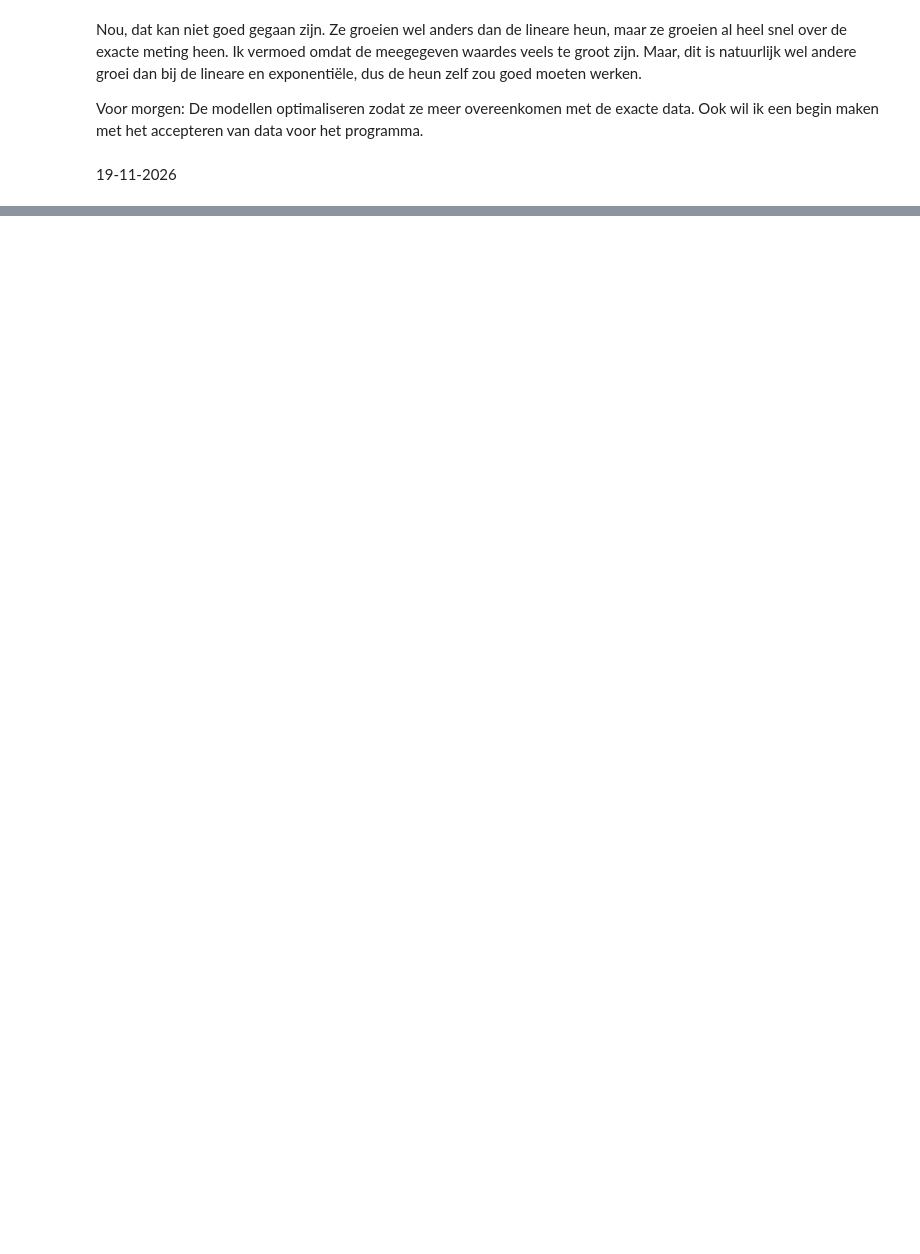
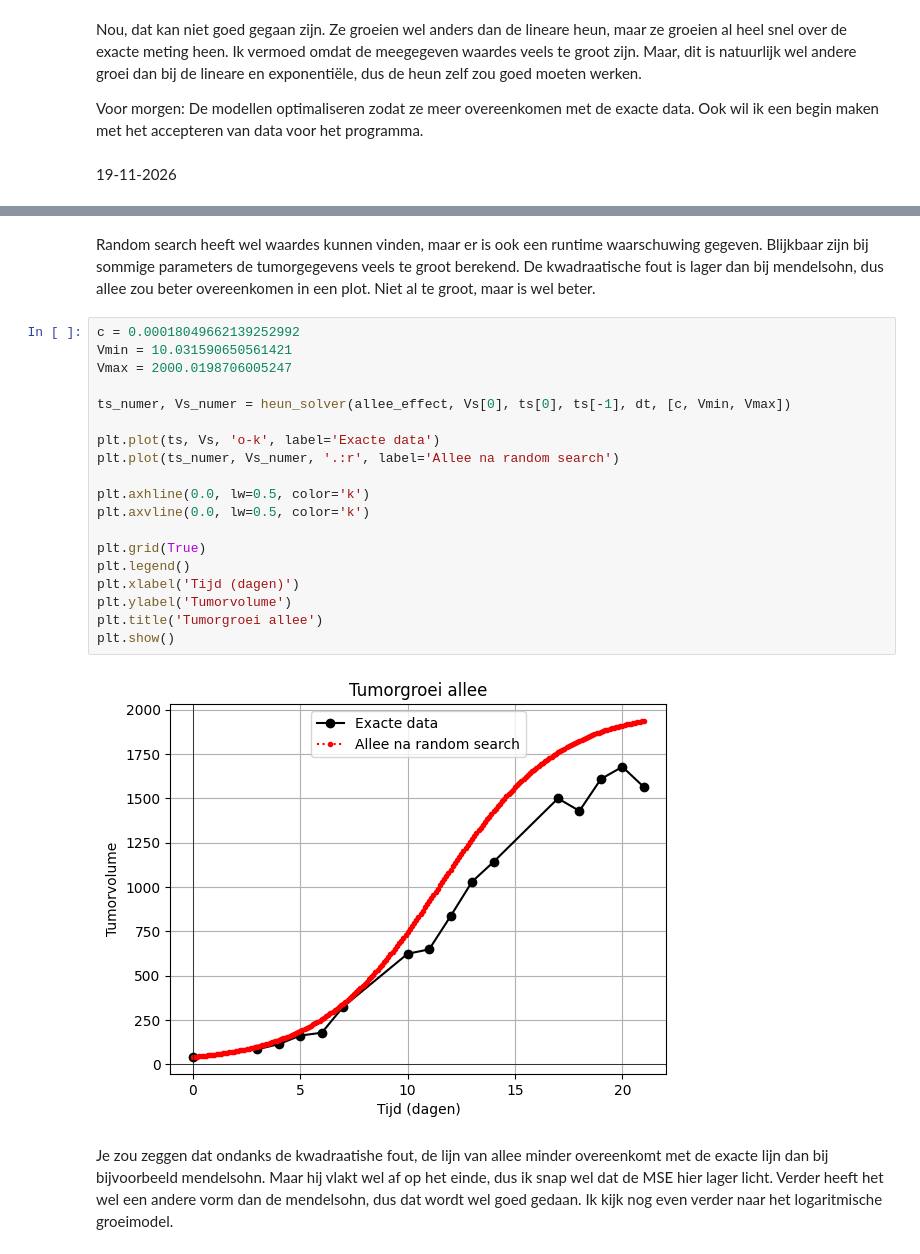
Before and after one commit to FleurLuten/ModellerenVanKankerCasusA, a Jupyter notebook: Logboek/Vincent.ipynb, the cells around one changed output, grey strips where cells are left out. Drawn from its saved outputs; the diff is of its cells as text; blank space fills up the shorter version.

```diff
--- a/Logboek/Vincent.ipynb
+++ b/Logboek/Vincent.ipynb
@@ -235,0 +326,25 @@ Voor morgen: De modellen optimaliseren zodat ze meer overeenkomen met de exacte
+# %% [markdown]
+Random search heeft wel waardes kunnen vinden, maar er is ook een runtime waarschuwing gegeven. Blijkbaar zijn bij sommige parameters de tumorgegevens veels te groot berekend. De kwadraatische fout is lager dan bij mendelsohn, dus allee zou beter overeenkomen in een plot. Niet al te groot, maar is wel beter.
+# %%
+c = 0.00018049662139252992
+Vmin = 10.031590650561421
+Vmax = 2000.0198706005247
+
+ts_numer, Vs_numer = heun_solver(allee_effect, Vs[0], ts[0], ts[-1], dt, [c, Vmin, Vmax])
+
+plt.plot(ts, Vs, 'o-k', label='Exacte data')
+plt.plot(ts_numer, Vs_numer, '.:r', label='Allee na random search')
+
+plt.axhline(0.0, lw=0.5, color='k')
+plt.axvline(0.0, lw=0.5, color='k')
+
+plt.grid(True)
+plt.legend()
+plt.xlabel('Tijd (dagen)')
+plt.ylabel('Tumorvolume')
+plt.title('Tumorgroei allee')
+plt.show()
+# %% [output]
+[figure, added]
+# %% [markdown]
+Je zou zeggen dat ondanks de kwadraatishe fout, de lijn van allee minder overeenkomt met de exacte lijn dan bij bijvoorbeeld mendelsohn. Maar hij vlakt wel af op het einde, dus ik snap wel dat de MSE hier lager licht. Verder heeft het wel een andere vorm dan de mendelsohn, dus dat wordt wel goed gedaan. Ik kijk nog even verder naar het logaritmische groeimodel.
```
Also changed, not shown: parts of 31 cells of this notebook, 2 other files.
